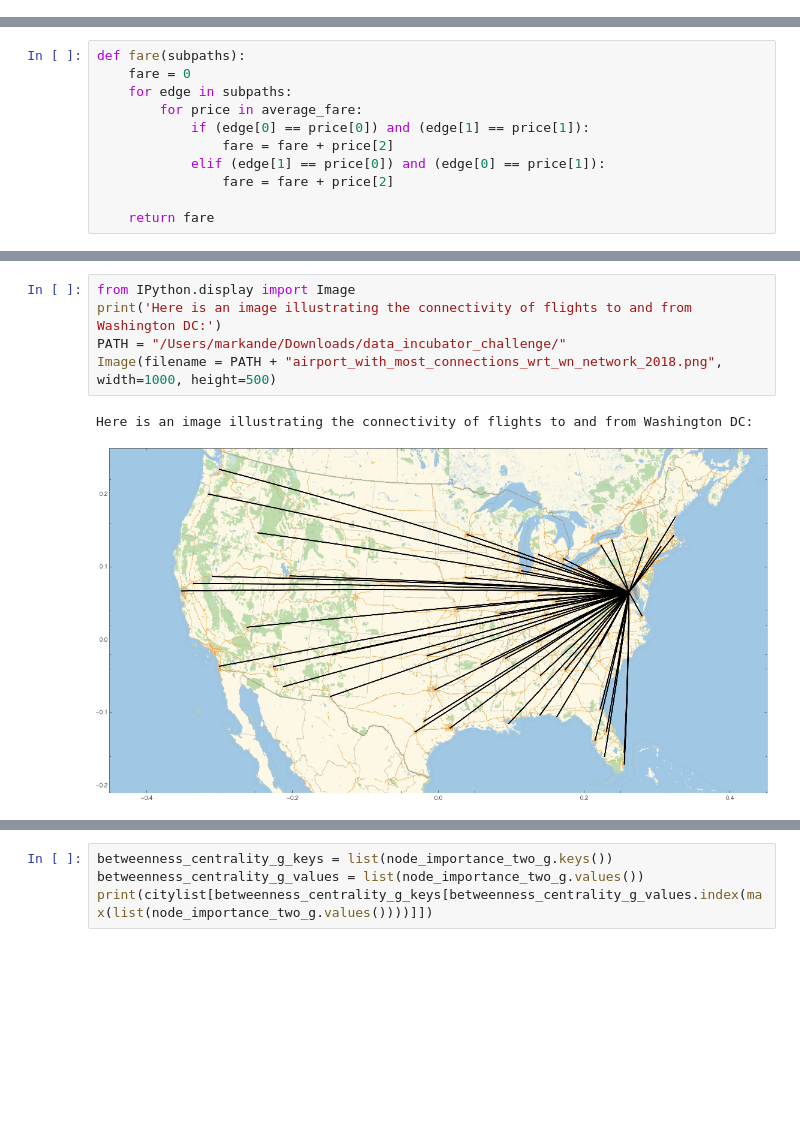
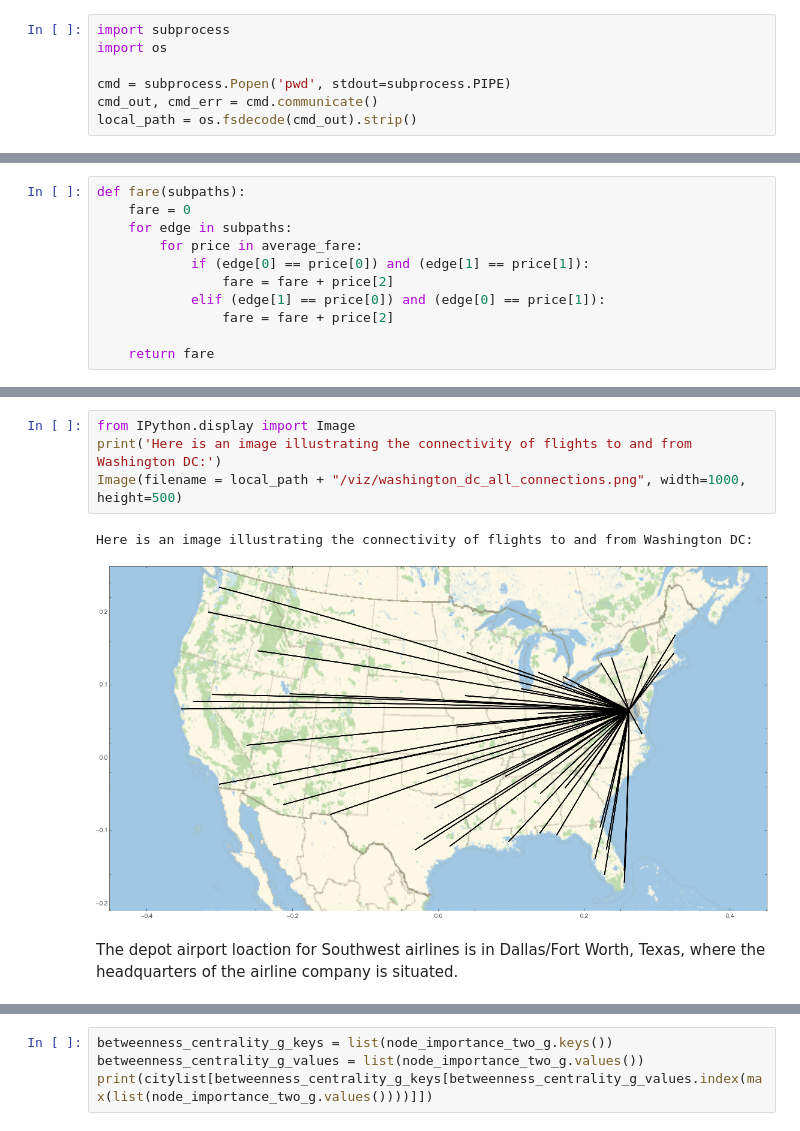
Before and after one commit to sgmark3/Analysis-of-networks-constructed-from-flight-data, a Jupyter notebook: flight_network_analysis_and_vrp.ipynb, the cells around one changed output, grey strips where cells are left out. Saved outputs shown, nothing was run; the diff lists cells and outputs as text; blank space fills up the shorter version.

```diff
--- a/flight_network_analysis_and_vrp.ipynb
+++ b/flight_network_analysis_and_vrp.ipynb
@@ -9,3 +9,10 @@ import pandas as pd
 import csv
 
 %matplotlib inline
+# %%
+import subprocess
+import os
+
+cmd = subprocess.Popen('pwd', stdout=subprocess.PIPE)
+cmd_out, cmd_err = cmd.communicate()
+local_path = os.fsdecode(cmd_out).strip()
@@ -323,9 +359,11 @@ Flight connections to and from Washngton DC ['Albuquerque, NM', 'Dallas/Fort Wor
 # %%
 from IPython.display import Image
 print('Here is an image illustrating the connectivity of flights to and from Washington DC:')
-PATH = "/Users/markande/Downloads/data_incubator_challenge/"
-Image(filename = PATH + "airport_with_most_connections_wrt_wn_network_2018.png", width=1000, height=500)
+Image(filename = local_path + "/viz/washington_dc_all_connections.png", width=1000, height=500)
 # %% [output]
 Here is an image illustrating the connectivity of flights to and from Washington DC:
-[figure, old version]
+[figure, new version]
+# %% [markdown]
+The depot airport loaction for Southwest airlines is in Dallas/Fort Worth, Texas, where the headquarters
+   of the airline company is situated.
 # %%
```
Also changed, not shown: parts of 44 cells of this notebook, 13 other files.
